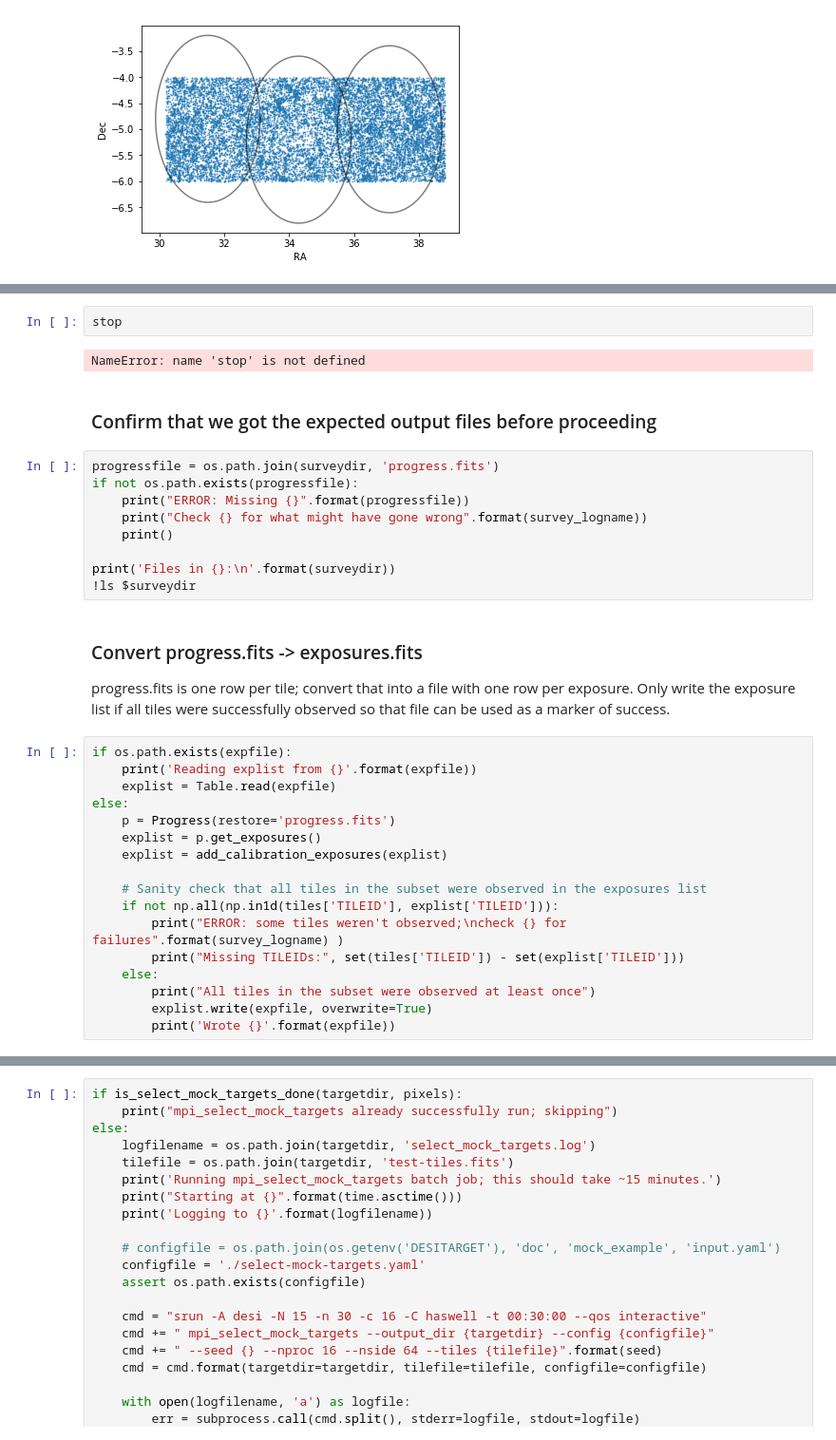
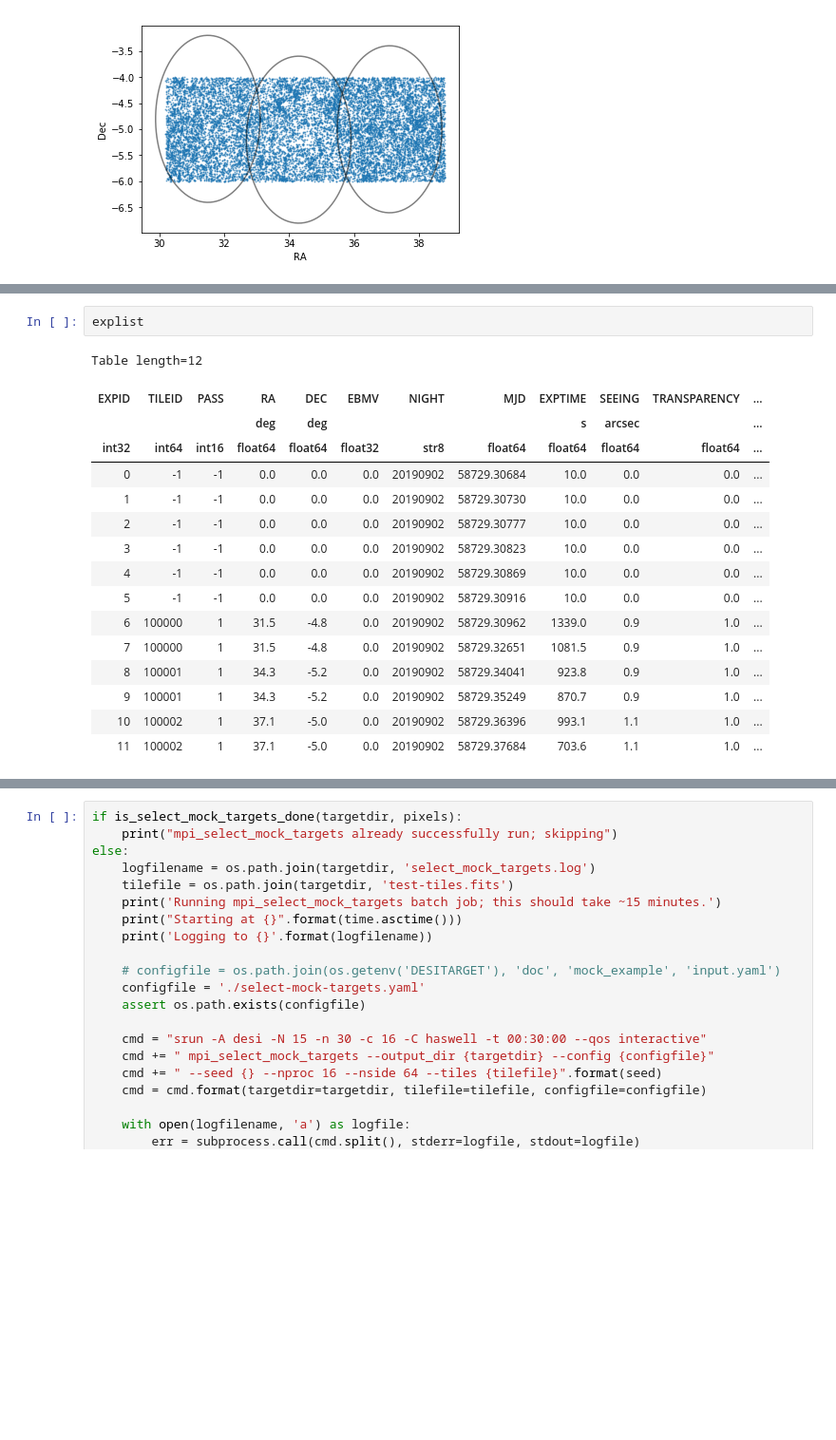
Before and after one commit to desihub/desitarget, a Jupyter notebook: doc/nb/sv-bgs-gama.ipynb, the cells around one changed output, grey strips where cells are left out. Shown at 95% size. Cells and saved outputs as stored; diff of their text form; blank space fills up the shorter version.

```diff
--- a/doc/nb/sv-bgs-gama.ipynb
+++ b/doc/nb/sv-bgs-gama.ipynb
@@ -326,38 +386,20 @@ FileNotFoundError: [Errno 2] No such file or directory: 'surveysim': 'surveysim'
-# %%
-stop
-# %% [output]
-NameError: name 'stop' is not defined
-# %% [markdown]
-### Confirm that we got the expected output files before proceeding
-# %%
-progressfile = os.path.join(surveydir, 'progress.fits')
-if not os.path.exists(progressfile):
-    print("ERROR: Missing {}".format(progressfile))
-    print("Check {} for what might have gone wrong".format(survey_logname))
-    print()
-
-print('Files in {}:\n'.format(surveydir))
-!ls $surveydir
-# %% [markdown]
-### Convert progress.fits -> exposures.fits
-progress.fits is one row per tile; convert that into a file with one row per exposure.
-Only write the exposure list if all tiles were successfully observed so that file can
-be used as a marker of success.
-# %%
-if os.path.exists(expfile):
-    print('Reading explist from {}'.format(expfile))
-    explist = Table.read(expfile)
-else:
-    p = Progress(restore='progress.fits')
-    explist = p.get_exposures()
-    explist = add_calibration_exposures(explist)
-
-    # Sanity check that all tiles in the subset were observed in the exposures list
-    if not np.all(np.in1d(tiles['TILEID'], explist['TILEID'])):
-        print("ERROR: some tiles weren't observed;\ncheck {} for failures".format(survey_logname) )
-        print("Missing TILEIDs:", set(tiles['TILEID']) - set(explist['TILEID']))
-    else:
-        print("All tiles in the subset were observed at least once")
-        explist.write(expfile, overwrite=True)
-        print('Wrote {}'.format(expfile))
+# %%
+explist
+# %% [output]
+Table length=12
+| EXPID | TILEID | PASS | RA | DEC | EBMV | NIGHT | MJD | EXPTIME | SEEING | TRANSPARENCY | ... |
+|  |  |  | deg | deg |  |  |  | s | arcsec |  | ... |
+| int32 | int64 | int16 | float64 | float64 | float32 | str8 | float64 | float64 | float64 | float64 | ... |
+| 0 | -1 | -1 | 0.0 | 0.0 | 0.0 | 20190902 | 58729.30684 | 10.0 | 0.0 | 0.0 | ... |
+| 1 | -1 | -1 | 0.0 | 0.0 | 0.0 | 20190902 | 58729.30730 | 10.0 | 0.0 | 0.0 | ... |
+| 2 | -1 | -1 | 0.0 | 0.0 | 0.0 | 20190902 | 58729.30777 | 10.0 | 0.0 | 0.0 | ... |
+| 3 | -1 | -1 | 0.0 | 0.0 | 0.0 | 20190902 | 58729.30823 | 10.0 | 0.0 | 0.0 | ... |
+| 4 | -1 | -1 | 0.0 | 0.0 | 0.0 | 20190902 | 58729.30869 | 10.0 | 0.0 | 0.0 | ... |
+| 5 | -1 | -1 | 0.0 | 0.0 | 0.0 | 20190902 | 58729.30916 | 10.0 | 0.0 | 0.0 | ... |
+| 6 | 100000 | 1 | 31.5 | -4.8 | 0.0 | 20190902 | 58729.30962 | 1339.0 | 0.9 | 1.0 | ... |
+| 7 | 100000 | 1 | 31.5 | -4.8 | 0.0 | 20190902 | 58729.32651 | 1081.5 | 0.9 | 1.0 | ... |
+| 8 | 100001 | 1 | 34.3 | -5.2 | 0.0 | 20190902 | 58729.34041 | 923.8 | 0.9 | 1.0 | ... |
+| 9 | 100001 | 1 | 34.3 | -5.2 | 0.0 | 20190902 | 58729.35249 | 870.7 | 0.9 | 1.0 | ... |
+| 10 | 100002 | 1 | 37.1 | -5.0 | 0.0 | 20190902 | 58729.36396 | 993.1 | 1.1 | 1.0 | ... |
+| 11 | 100002 | 1 | 37.1 | -5.0 | 0.0 | 20190902 | 58729.37684 | 703.6 | 1.1 | 1.0 | ... |
 # %% [markdown]
```
Also changed, not shown: parts of 21 cells of this notebook.
